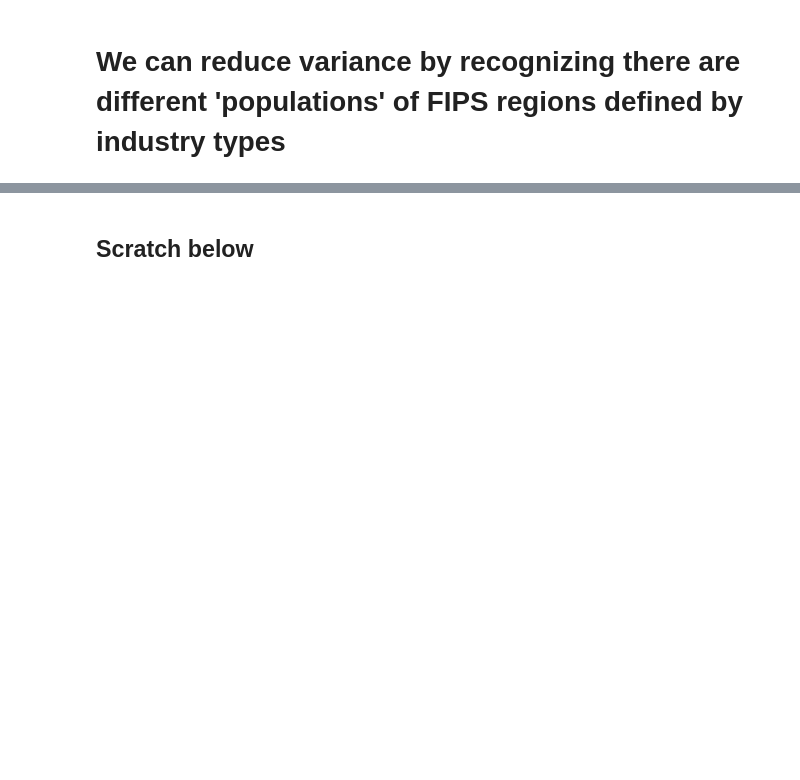
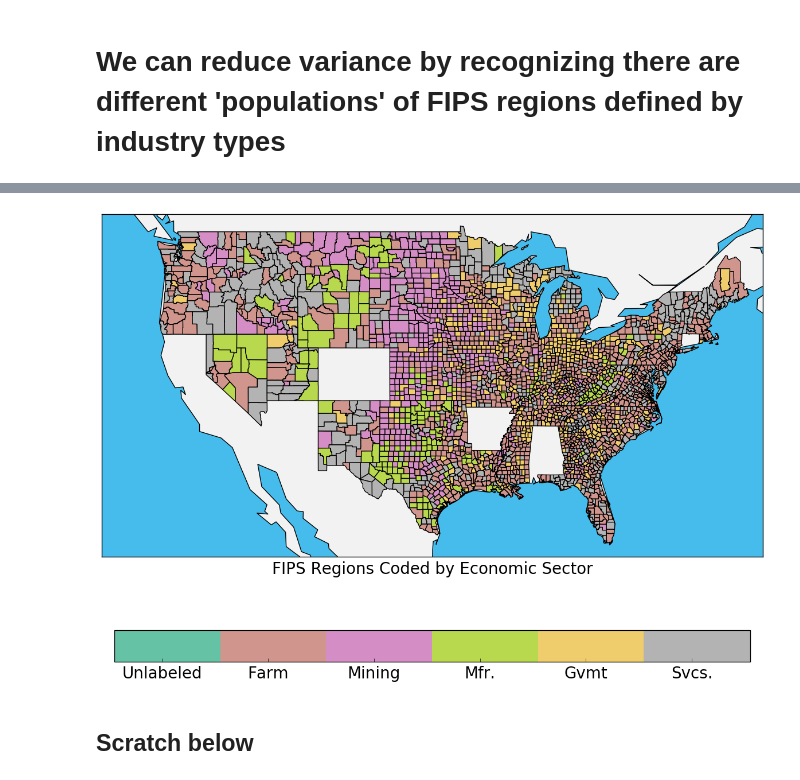
Before and after one commit to bfollinprm/data_incubator, a Jupyter notebook: project_proposal.ipynb, the cells around one changed output, grey strips where cells are left out. Cells and saved outputs as stored; diff of their text form; code cells hidden in the pictures; blank space fills up the shorter version.

```diff
--- a/project_proposal.ipynb
+++ b/project_proposal.ipynb
@@ -249,23 +299,25 @@ for name, (junk, group) in zip(['Unlabeled', 'Farm', 'Mining', 'Mfr.', 'Gvmt', '
 # %%
 n_clusters = groups.size().size
 fig, ax = plt.subplots(figsize=(22,11))
 poly_data = pd.DataFrame({'shapes': [Polygon(np.array(shape), True) for shape in m.areas],
                          'area':[area['FIPS'] for area in m.areas_info]})
 poly_data = poly_data.merge(clustered_aggregate_vals, left_on = 'area', right_on = 'area_fips')
 
 cmap = get_cmap('Set2', n_clusters)
 median_val = poly_data['cluster'].median()
 norm = Normalize(vmin = -1, vmax = n_clusters-1, clip = True)
 m.drawmapboundary(fill_color='#46bcec')
 m.fillcontinents(color='#f2f2f2',lake_color='#46bcec')
 m.drawcoastlines()
 pc = PatchCollection(poly_data.shapes, zorder = 2, match_original = True)
 pc.set_facecolor(cmap(norm(poly_data['cluster'].fillna(0).values)))
 ax.add_collection(pc)
-ax.set_xlabel(r'Median Federal Spending as Percent of Annual Wage 2005-2015', fontsize= 20)
+ax.set_xlabel(r'FIPS Regions Coded by Economic Sector', fontsize= 20)
 
 mapper = matplotlib.cm.ScalarMappable(norm=norm, cmap=cmap)
 mapper.set_array(poly_data['cluster'])
 cbar = plt.colorbar(mapper, shrink = 0.65, orientation = 'horizontal', ticks = (arange(-1, n_clusters-1)+0.45))
 cbar.ax.tick_params(labelsize=20)
 cbar.ax.set_xticklabels(['Unlabeled', 'Farm', 'Mining', 'Mfr.', 'Gvmt', 'Svcs.', 'Unspecialized']);
+# %% [output]
+[figure, added]
```
Also changed, not shown: parts of 10 cells of this notebook, 3 other files.
